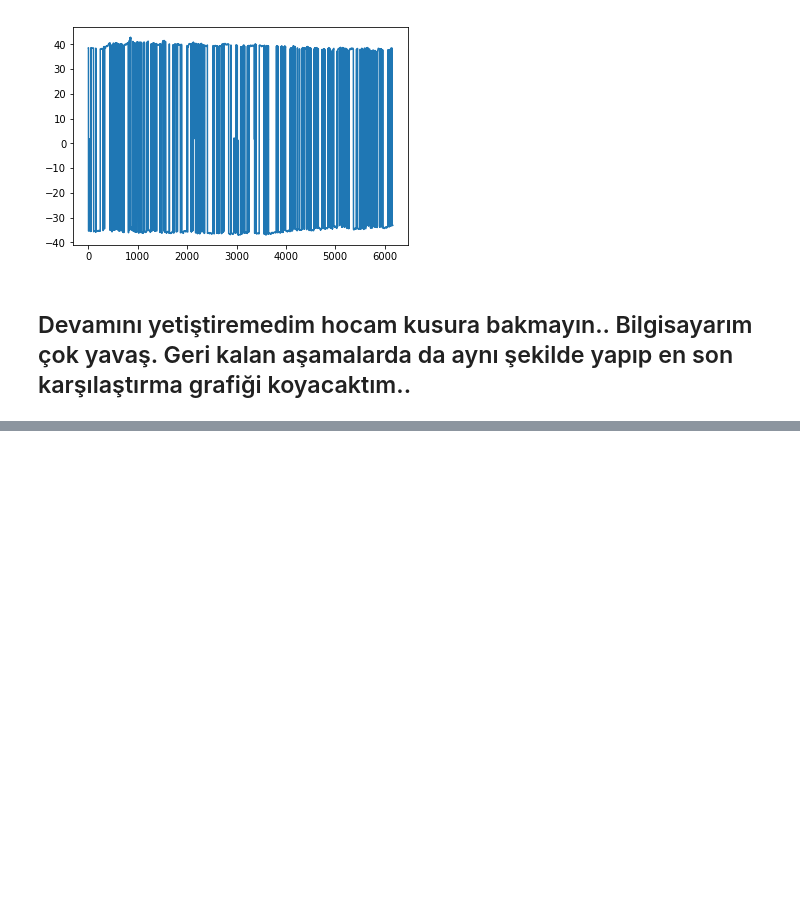
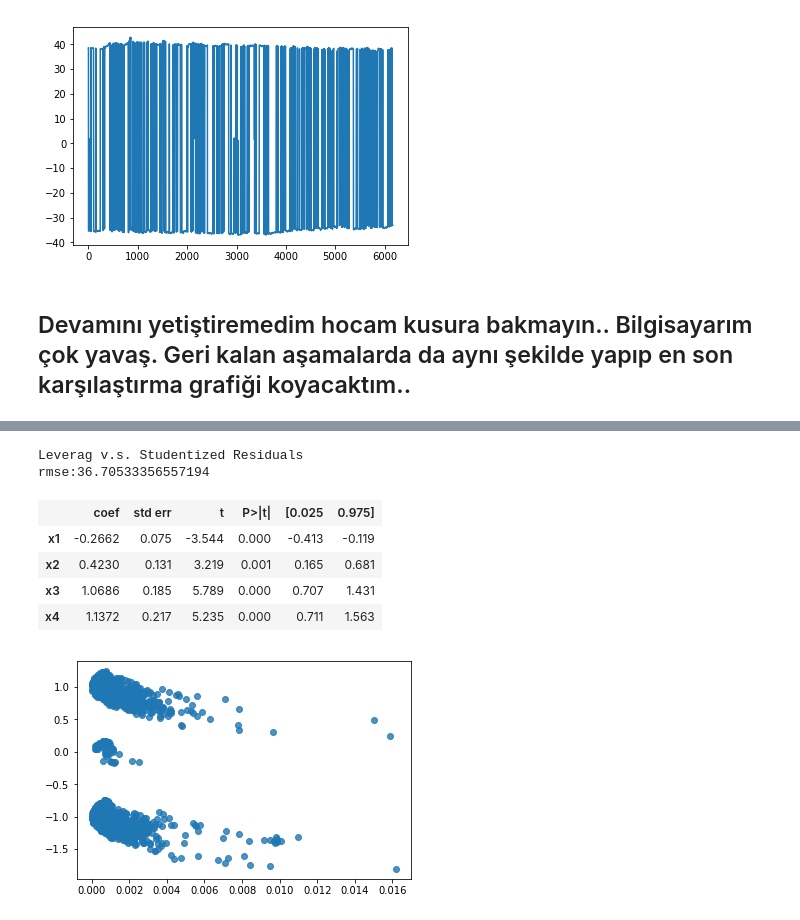
Before and after one commit to Kodluyoruz-Ankara-Veri-Bilimi/SevketAY, a Jupyter notebook: regression.ipynb, the cells around one changed output, grey strips where cells are left out. Saved outputs shown, nothing was run; the diff lists cells and outputs as text; code cells hidden in the pictures; blank space fills up the shorter version.

```diff
--- a/regression.ipynb
+++ b/regression.ipynb
@@ -570,0 +626,11 @@ Warnings:
+# %%
+pre.multi_lineer()
+# %% [output]
+Leverag v.s. Studentized Residuals
+rmse:36.70533356557194
+|  | coef | std err | t | P>|t| | [0.025 | 0.975] |
+| x1 | -0.2662 | 0.075 | -3.544 | 0.000 | -0.413 | -0.119 |
+| x2 | 0.4230 | 0.131 | 3.219 | 0.001 | 0.165 | 0.681 |
+| x3 | 1.0686 | 0.185 | 5.789 | 0.000 | 0.707 | 1.431 |
+| x4 | 1.1372 | 0.217 | 5.235 | 0.000 | 0.711 | 1.563 |
+[figure, added]
```
Also changed, not shown: parts of 29 cells of this notebook.
